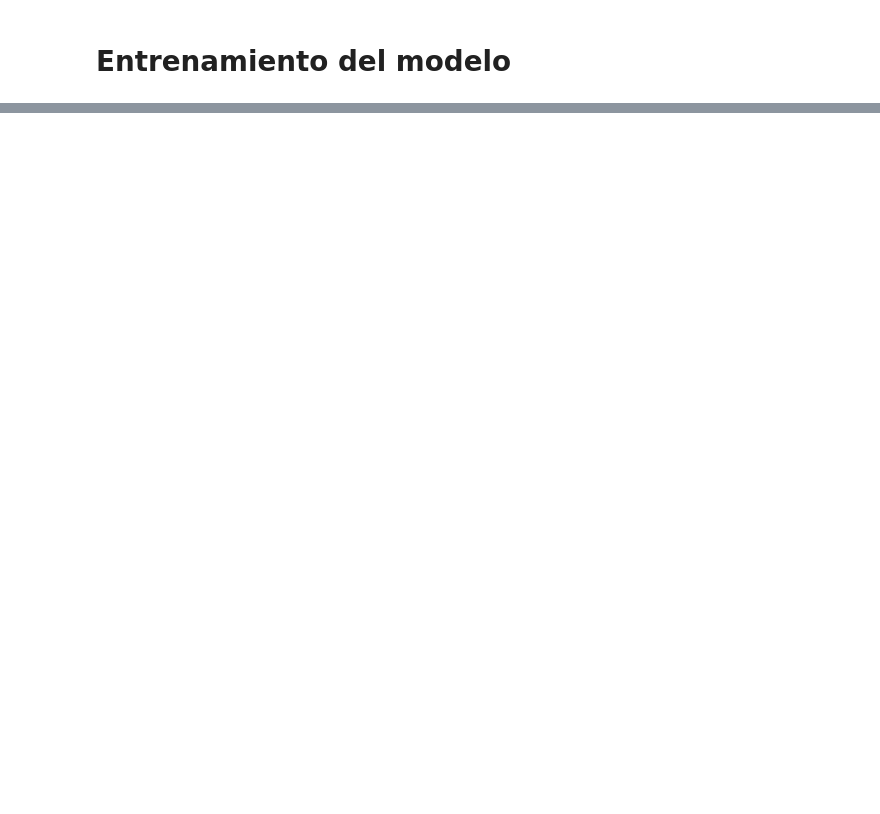
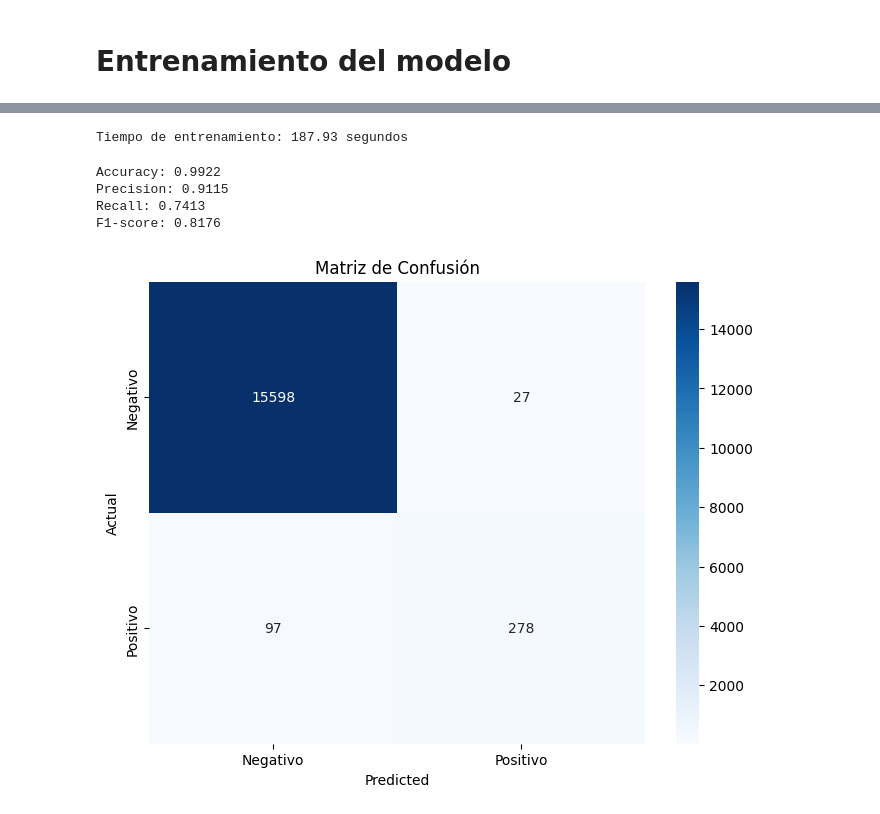
Before and after one commit to marcohinojosag/IA_MKTR, a Jupyter notebook: cod.ipynb, the cells around one changed output, grey strips where cells are left out. Saved outputs shown, nothing was run; the diff lists cells and outputs as text; code cells hidden in the pictures; blank space fills up the shorter version.

```diff
--- a/cod.ipynb
+++ b/cod.ipynb
@@ -246,0 +221,4 @@ print(df_clean.head(5))
+# %%
+# Cambiar tipo de dato
+df_clean = df_clean.astype(float)
+df_clean
@@ -323,0 +329,57 @@ F1-score: 0.8121
+# %%
+from sklearn.impute import SimpleImputer
+from sklearn.preprocessing import StandardScaler
+from sklearn.ensemble import RandomForestClassifier
+from sklearn.pipeline import Pipeline
+from sklearn.metrics import confusion_matrix, accuracy_score, precision_score, recall_score, f1_score
+import seaborn as sns
+import time
+
+# Pipeline
+pipeline = Pipeline([
+    ("model", RandomForestClassifier(random_state=60,class_weight={0:30, 1:1} ))
+])
+
+start = time.time()
+
+# Entrenar
+pipeline.fit(x_train, y_train)
+
+end = time.time()
+
+print(f"Tiempo de entrenamiento: {end - start:.2f} segundos")
+
+# Predecir
+y_pred = pipeline.predict(x_test)
+# %% [output]
+Tiempo de entrenamiento: 187.93 segundos
+# %%
+# Métricas
+accuracy = accuracy_score(y_test, y_pred)
+precision = precision_score(y_test, y_pred)
+recall = recall_score(y_test, y_pred)
+f1 = f1_score(y_test, y_pred)
+
+print(f"Accuracy: {accuracy:.4f}")
+print(f"Precision: {precision:.4f}")
+print(f"Recall: {recall:.4f}")
+print(f"F1-score: {f1:.4f}")
+# %% [output]
+Accuracy: 0.9922
+Precision: 0.9115
+Recall: 0.7413
+F1-score: 0.8176
+# %%
+# 3. Evaluación
+cm = confusion_matrix(y_test, y_pred)
+
+plt.figure(figsize=(8, 6))
+sns.heatmap(cm, annot=True, fmt='d', cmap='Blues',
+            xticklabels=['Negativo', 'Positivo'],
+            yticklabels=['Negativo', 'Positivo'])
+plt.xlabel('Predicted')
+plt.ylabel('Actual')
+plt.title('Matriz de Confusión')
+plt.show()
+# %% [output]
+[figure, added]
```
Also changed, not shown: parts of 16 cells of this notebook.
